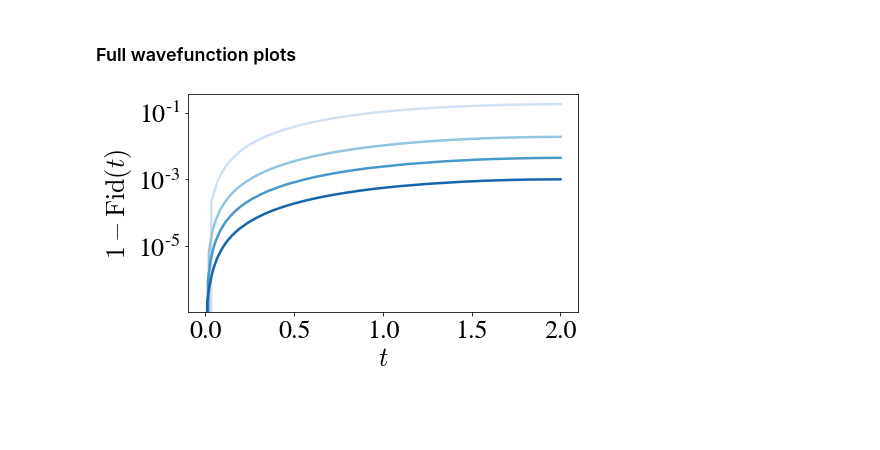
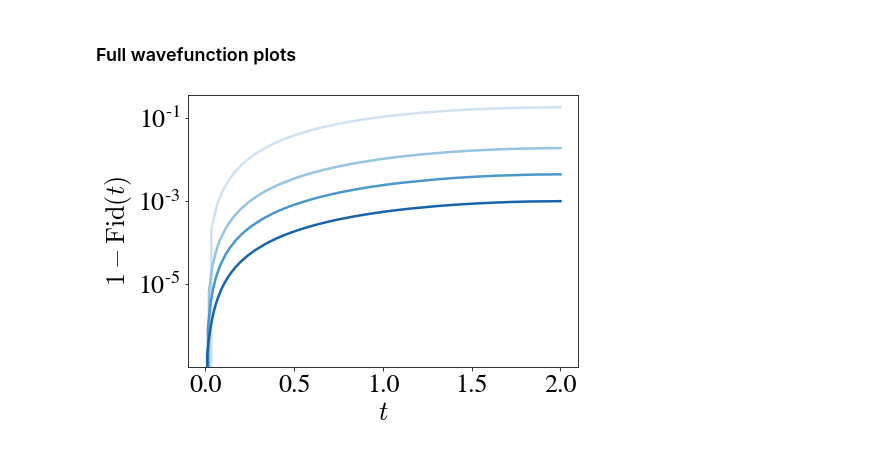
Before and after one commit to stavros11/Time-Evolution, a Jupyter notebook: plotter.ipynb, the cells around one changed output. Cells and saved outputs as stored; diff of their text form; code cells hidden in the pictures; blank space fills up the shorter version.

Commit message:
New plots for presentation

```diff
--- a/plotter.ipynb
+++ b/plotter.ipynb
@@ -9,7 +9,8 @@ matplotlib.rcParams['mathtext.fontset'] = 'cm'
 matplotlib.rcParams['font.family'] = 'STIXGeneral'
 matplotlib.rcParams["font.size"] = 26
 
-data_dir = "/home/stavros/DATA"
+#data_dir = "/home/stavros/DATA"
+data_dir = "D:/"
 cp = sns.color_palette()
 sns.palplot(cp)
 plt.show()
@@ -783,21 +784,21 @@ file.close()
 # %%
 n_sites = 6
 t_final = 2.0
 
 file = h5py.File("{}/ClockV3/observables/fullwv_tf2_N{}.h5".format(data_dir, n_sites), "r")
 cseq = sns.color_palette("Blues", len(file["T_list"][()]))
 
-plt.figure(figsize=(7, 4))
+plt.figure(figsize=(7, 5))
 for i, time_steps in enumerate(file["T_list"]):
     t = np.linspace(0.0, t_final, time_steps + 1)
     plt.semilogy(t, 1 - file["overlaps/time/{}".format(i)][()], linewidth=2.5, color=cseq[i],
                  label="$T={}$".format(time_steps))
 plt.xlabel("$t$")
 plt.ylabel(r"$1 - \mathrm{Fid}(t)$")
 #plt.show()
 plt.savefig("fullwv_fidelity_vs_t.pdf", bbox_inches='tight')
 
 
 file.close()
 # %% [output]
-[figure, old version]
+[figure, new version]
```
Also changed, not shown: parts of 6 cells of this notebook, 1 other file.
